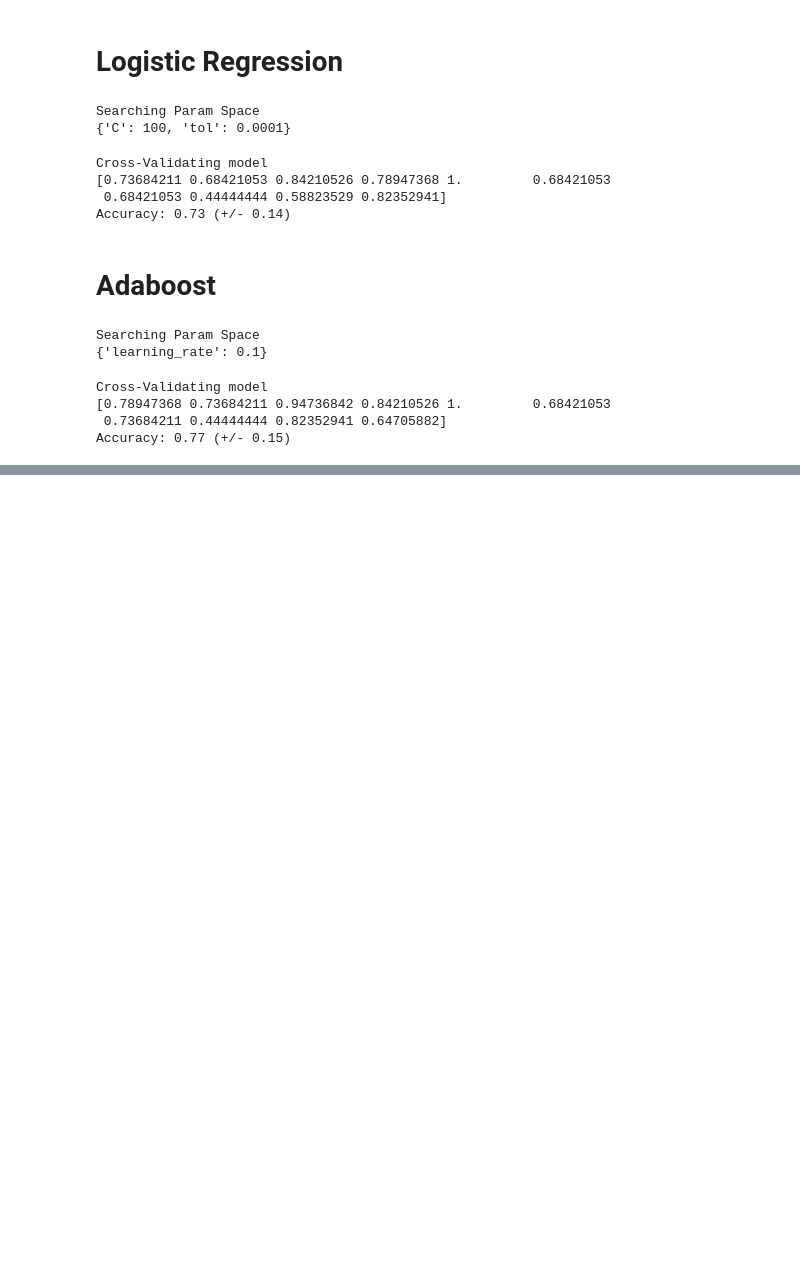
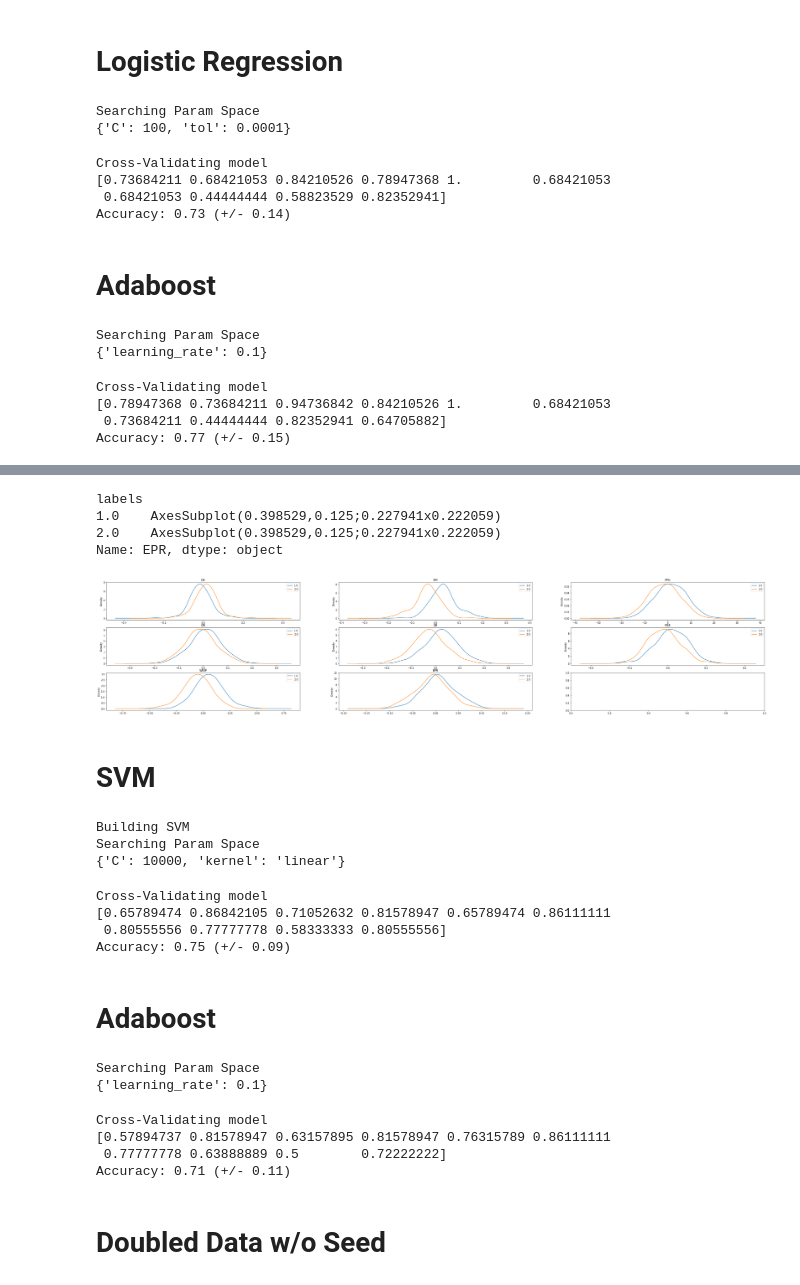
Before and after one commit to aparande/March-Madness, a Jupyter notebook: Analysis.ipynb, the cells around one changed output, grey strips where cells are left out. Cells and saved outputs as stored; diff of their text form; code cells hidden in the pictures; blank space fills up the shorter version.

```diff
--- a/Analysis.ipynb
+++ b/Analysis.ipynb
@@ -366,0 +404,35 @@ Accuracy: 0.77 (+/- 0.15)
+# %%
+fig, axs = plt.subplots(nrows=3, ncols=3, figsize=(50,10))
+doubled_data.groupby("labels").DE.plot(title="DE", kind='kde', ax=axs[0, 0], legend=True)
+doubled_data.groupby("labels").RPI.plot(title="RPI", kind='kde', ax=axs[0, 1], legend=True)
+doubled_data.groupby("labels").PPG.plot(title="PPG", kind='kde', ax=axs[0, 2], legend=True)
+doubled_data.groupby("labels").OR.plot(title="OR", kind='kde', ax=axs[1, 0], legend=True)
+doubled_data.groupby("labels").OE.plot(title="OE", kind='kde', ax=axs[1, 1], legend=True)
+doubled_data.groupby("labels").FGE.plot(title="FGE", kind='kde', ax=axs[1, 2], legend=True)
+doubled_data.groupby("labels").WINP.plot(title="WINP", kind='kde', ax=axs[2, 0], legend=True)
+doubled_data.groupby("labels").EPR.plot(title="EPR", kind='kde', ax=axs[2, 1], legend=True)
+# %% [output]
+labels
+1.0    AxesSubplot(0.398529,0.125;0.227941x0.222059)
+2.0    AxesSubplot(0.398529,0.125;0.227941x0.222059)
+Name: EPR, dtype: object
+[figure, added]
+# %% [markdown]
+# SVM
+# %%
+#Train an SVM on with these parameters
+print("Building SVM")
+svc = svm.SVC(gamma=0.001)
+grid_search_params(svc, features, labels, params={'kernel':('linear', 'rbf', 'poly'), 'C':[1, 10, 100, 1000, 10000]})
+# %% [output]
+Building SVM
+Searching Param Space
+{'C': 10000, 'kernel': 'linear'}
+# %%
+svc = svm.SVC(gamma=0.001, C=10000, kernel='linear')
+check_classifier(svc, features, labels)
+# %% [output]
+Cross-Validating model
+[0.65789474 0.86842105 0.71052632 0.81578947 0.65789474 0.86111111
+ 0.80555556 0.77777778 0.58333333 0.80555556]
+Accuracy: 0.75 (+/- 0.09)
@@ -366,0 +441,19 @@ Accuracy: 0.77 (+/- 0.15)
+# %% [markdown]
+# Adaboost
+# %%
+from sklearn.ensemble import AdaBoostClassifier
+clf = AdaBoostClassifier()
+grid_search_params(clf, features, labels, params={'learning_rate':[0.1, 1, 2, 10]})
+# %% [output]
+Searching Param Space
+{'learning_rate': 0.1}
+# %%
+clf = AdaBoostClassifier(learning_rate=0.1)
+check_classifier(clf, features, labels)
+# %% [output]
+Cross-Validating model
+[0.57894737 0.81578947 0.63157895 0.81578947 0.76315789 0.86111111
+ 0.77777778 0.63888889 0.5        0.72222222]
+Accuracy: 0.71 (+/- 0.11)
+# %% [markdown]
+# Doubled Data w/o Seed
```
Also changed, not shown: parts of 14 cells of this notebook, 4 other files.
